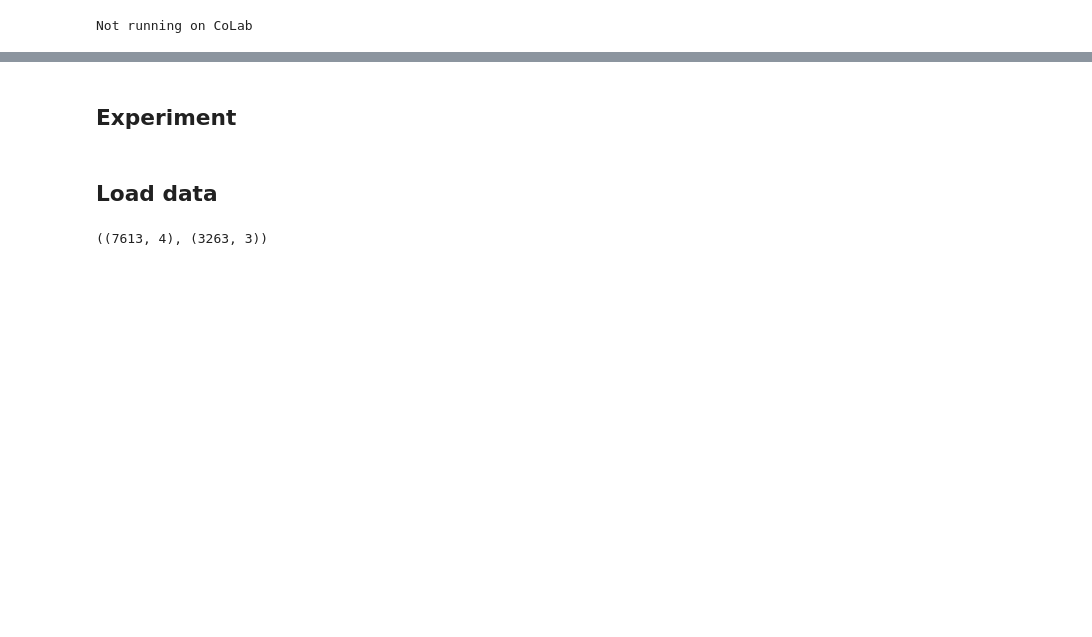
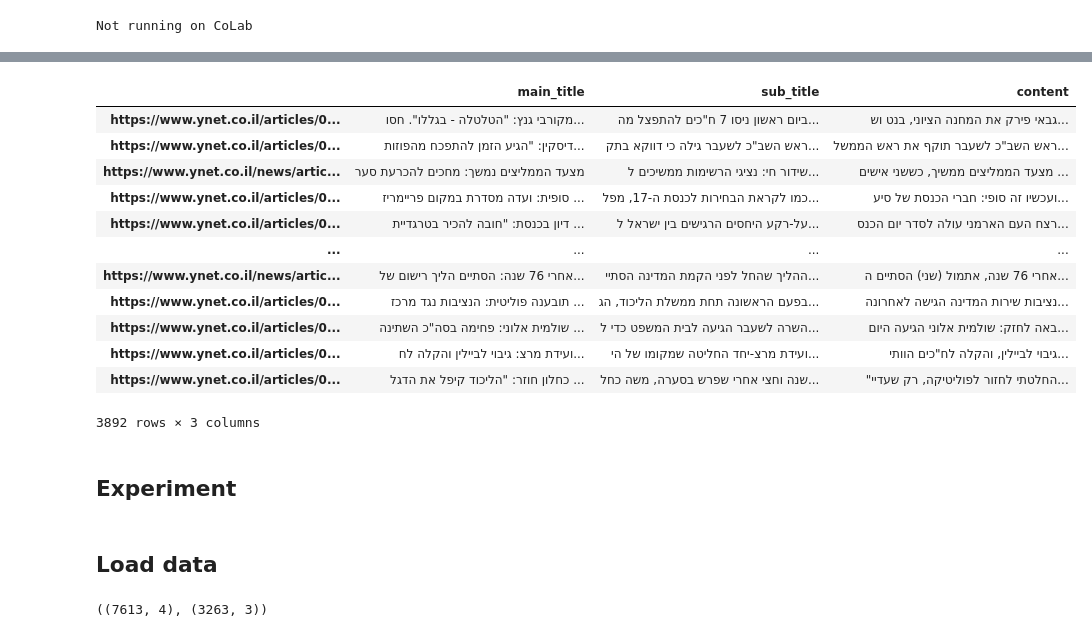
Before and after one commit to AlonWolfi/ynet-summarizer, a Jupyter notebook: src/project_notebook.ipynb, the cells around one changed output, grey strips where cells are left out. Drawn from its saved outputs; the diff is of its cells as text; code cells hidden in the pictures; blank space fills up the shorter version.

```diff
--- a/src/project_notebook.ipynb
+++ b/src/project_notebook.ipynb
@@ -81,4 +77,22 @@ The autoreload extension is already loaded. To reload it, use:
 [interactive output not drawn]
+# %%
+from data_extraction.articles import get_articles
+d = get_articles()
+d
+# %% [output]
+|  | main_title | sub_title | content |
+| https://www.ynet.co.il/articles/0... | מקורבי גנץ: "הטלטלה - בגללו". חסו... | ביום ראשון ניסו 7 ח"כים להתפצל מה... | גבאי פירק את המחנה הציוני, בנט וש... |
+| https://www.ynet.co.il/articles/0... | דיסקין: "הגיע הזמן להתפכח מהפוזות... | ראש השב"כ לשעבר גילה כי דווקא בתק... | ראש השב"כ לשעבר תוקף את ראש הממשל... |
+| https://www.ynet.co.il/news/artic... | מצעד הממליצים נמשך: מחכים להכרעת סער | שידור חי: נציגי הרשימות ממשיכים ל... | מצעד הממליצים ממשיך, כששני אישים ... |
+| https://www.ynet.co.il/articles/0... | סופית: ועדה מסדרת במקום פריימריז ... | כמו לקראת הבחירות לכנסת ה-17, מפל... | ועכשיו זה סופי: חברי הכנסת של סיע... |
+| https://www.ynet.co.il/articles/0... | דיון בכנסת: "חובה להכיר בטרגדיית ... | על-רקע היחסים הרגישים בין ישראל ל... | רצח העם הארמני עולה לסדר יום הכנס... |
+| ... | ... | ... | ... |
+| https://www.ynet.co.il/news/artic... | אחרי 76 שנה: הסתיים הליך רישום של... | ההליך שהחל לפני הקמת המדינה הסתיי... | אחרי 76 שנה, אתמול (שני) הסתיים ה... |
+| https://www.ynet.co.il/articles/0... | תובענה פוליטית: הנציבות נגד מרכז ... | בפעם הראשונה תחת ממשלת הליכוד, הג... | נציבות שירות המדינה הגישה לאחרונה... |
+| https://www.ynet.co.il/articles/0... | שולמית אלוני: פחימה בסה"כ השתינה ... | השרה לשעבר הגיעה לבית המשפט כדי ל... | באה לחזק: שולמית אלוני הגיעה היום... |
+| https://www.ynet.co.il/articles/0... | ועידת מרצ: גיבוי לביילין והקלה לח... | ועידת מרצ-יחד החליטה שמקומו של הי... | גיבוי לביילין, והקלה לח"כים הוותי... |
+| https://www.ynet.co.il/articles/0... | כחלון חוזר: "הליכוד קיפל את הדגל ... | שנה וחצי אחרי שפרש בסערה, משה כחל... | "החלטתי לחזור לפוליטיקה, רק שעדיי... |
+3892 rows × 3 columns
 # %% [markdown]
 ## Experiment
 # %%
```
Also changed, not shown: parts of 2 cells of this notebook, 21 other files.
